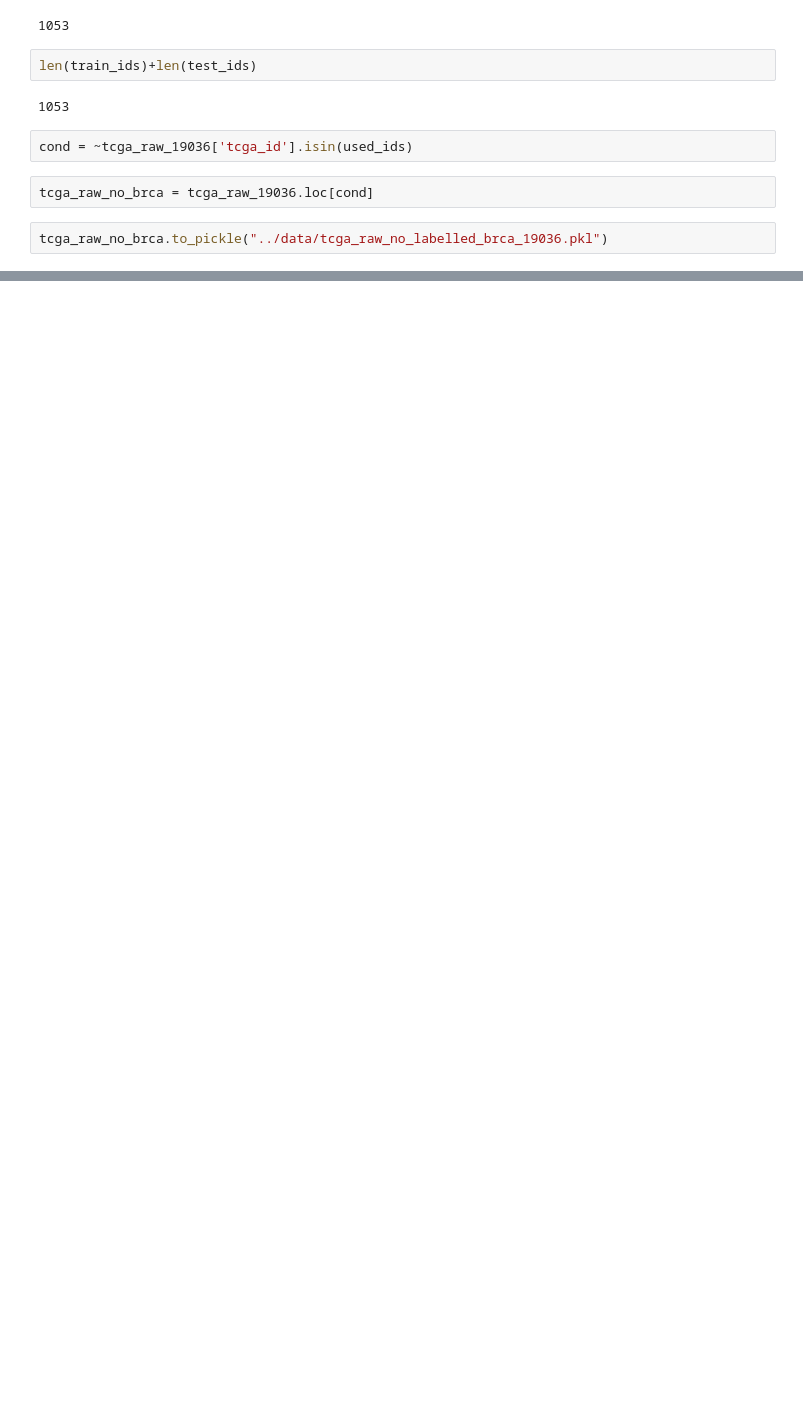
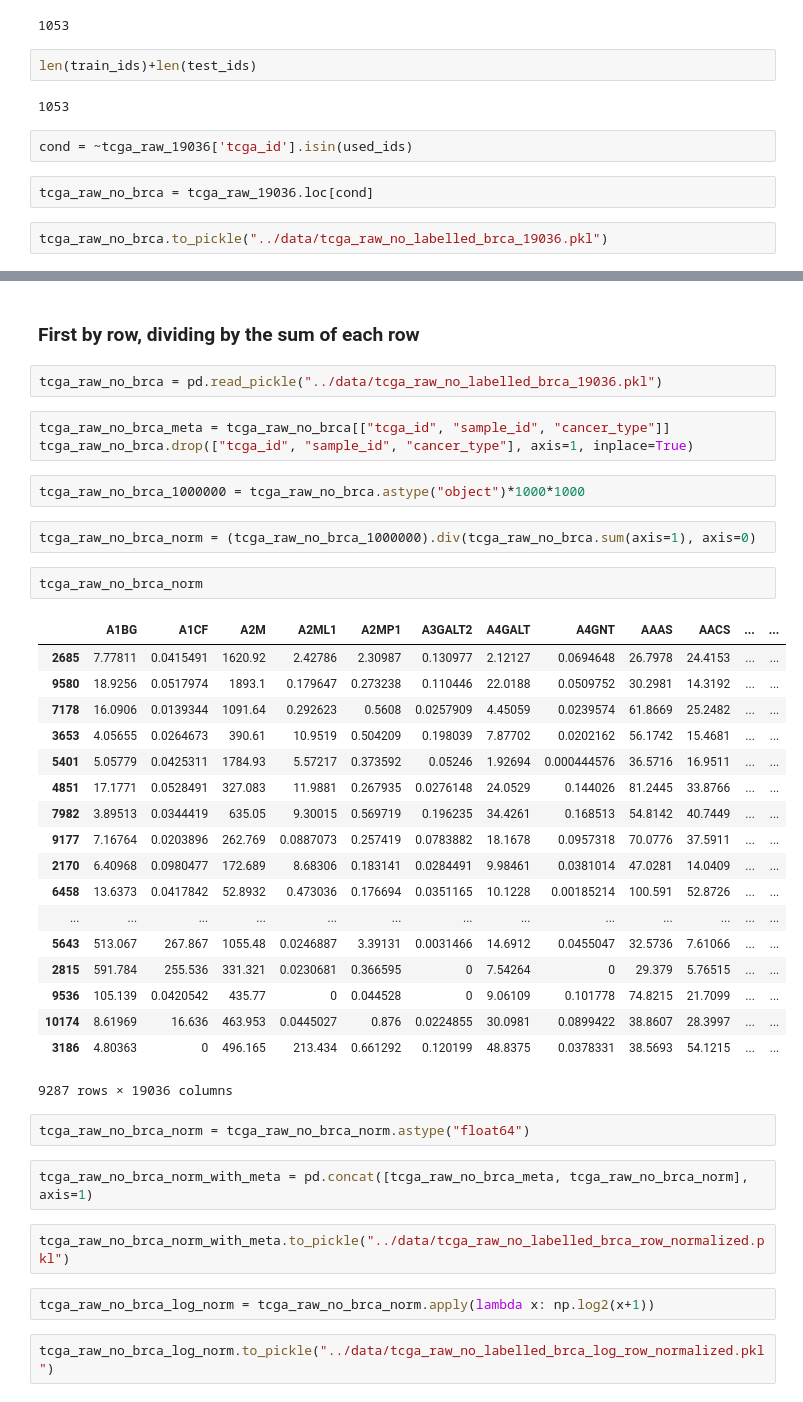
Before and after one commit to DEIB-GECO/brca_subtype, a Jupyter notebook: notebooks/ARCHS4_tcga_preprocessing.ipynb, the cells around one changed output, grey strips where cells are left out. Saved outputs shown, nothing was run; the diff lists cells and outputs as text; blank space fills up the shorter version.

```diff
--- a/notebooks/ARCHS4_tcga_preprocessing.ipynb
+++ b/notebooks/ARCHS4_tcga_preprocessing.ipynb
@@ -258,0 +261,42 @@ tcga_raw_no_brca.to_pickle("../data/tcga_raw_no_labelled_brca_19036.pkl")
+# %% [markdown]
+### First by row, dividing by the sum of each row
+# %%
+tcga_raw_no_brca = pd.read_pickle("../data/tcga_raw_no_labelled_brca_19036.pkl")
+# %%
+tcga_raw_no_brca_meta = tcga_raw_no_brca[["tcga_id", "sample_id", "cancer_type"]]
+tcga_raw_no_brca.drop(["tcga_id", "sample_id", "cancer_type"], axis=1, inplace=True)
+# %%
+tcga_raw_no_brca_1000000 = tcga_raw_no_brca.astype("object")*1000*1000
+# %%
+tcga_raw_no_brca_norm = (tcga_raw_no_brca_1000000).div(tcga_raw_no_brca.sum(axis=1), axis=0)
+# %%
+tcga_raw_no_brca_norm
+# %% [output]
+|  | A1BG | A1CF | A2M | A2ML1 | A2MP1 | A3GALT2 | A4GALT | A4GNT | AAAS | AACS | ... | ... |
+| 2685 | 7.77811 | 0.0415491 | 1620.92 | 2.42786 | 2.30987 | 0.130977 | 2.12127 | 0.0694648 | 26.7978 | 24.4153 | ... | ... |
+| 9580 | 18.9256 | 0.0517974 | 1893.1 | 0.179647 | 0.273238 | 0.110446 | 22.0188 | 0.0509752 | 30.2981 | 14.3192 | ... | ... |
+| 7178 | 16.0906 | 0.0139344 | 1091.64 | 0.292623 | 0.5608 | 0.0257909 | 4.45059 | 0.0239574 | 61.8669 | 25.2482 | ... | ... |
+| 3653 | 4.05655 | 0.0264673 | 390.61 | 10.9519 | 0.504209 | 0.198039 | 7.87702 | 0.0202162 | 56.1742 | 15.4681 | ... | ... |
+| 5401 | 5.05779 | 0.0425311 | 1784.93 | 5.57217 | 0.373592 | 0.05246 | 1.92694 | 0.000444576 | 36.5716 | 16.9511 | ... | ... |
+| 4851 | 17.1771 | 0.0528491 | 327.083 | 11.9881 | 0.267935 | 0.0276148 | 24.0529 | 0.144026 | 81.2445 | 33.8766 | ... | ... |
+| 7982 | 3.89513 | 0.0344419 | 635.05 | 9.30015 | 0.569719 | 0.196235 | 34.4261 | 0.168513 | 54.8142 | 40.7449 | ... | ... |
+| 9177 | 7.16764 | 0.0203896 | 262.769 | 0.0887073 | 0.257419 | 0.0783882 | 18.1678 | 0.0957318 | 70.0776 | 37.5911 | ... | ... |
+| 2170 | 6.40968 | 0.0980477 | 172.689 | 8.68306 | 0.183141 | 0.0284491 | 9.98461 | 0.0381014 | 47.0281 | 14.0409 | ... | ... |
+| 6458 | 13.6373 | 0.0417842 | 52.8932 | 0.473036 | 0.176694 | 0.0351165 | 10.1228 | 0.00185214 | 100.591 | 52.8726 | ... | ... |
+| ... | ... | ... | ... | ... | ... | ... | ... | ... | ... | ... | ... | ... |
+| 5643 | 513.067 | 267.867 | 1055.48 | 0.0246887 | 3.39131 | 0.0031466 | 14.6912 | 0.0455047 | 32.5736 | 7.61066 | ... | ... |
+| 2815 | 591.784 | 255.536 | 331.321 | 0.0230681 | 0.366595 | 0 | 7.54264 | 0 | 29.379 | 5.76515 | ... | ... |
+| 9536 | 105.139 | 0.0420542 | 435.77 | 0 | 0.044528 | 0 | 9.06109 | 0.101778 | 74.8215 | 21.7099 | ... | ... |
+| 10174 | 8.61969 | 16.636 | 463.953 | 0.0445027 | 0.876 | 0.0224855 | 30.0981 | 0.0899422 | 38.8607 | 28.3997 | ... | ... |
+| 3186 | 4.80363 | 0 | 496.165 | 213.434 | 0.661292 | 0.120199 | 48.8375 | 0.0378331 | 38.5693 | 54.1215 | ... | ... |
+9287 rows × 19036 columns
+# %%
+tcga_raw_no_brca_norm = tcga_raw_no_brca_norm.astype("float64")
+# %%
+tcga_raw_no_brca_norm_with_meta = pd.concat([tcga_raw_no_brca_meta, tcga_raw_no_brca_norm], axis=1)
+# %%
+tcga_raw_no_brca_norm_with_meta.to_pickle("../data/tcga_raw_no_labelled_brca_row_normalized.pkl")
+# %%
+tcga_raw_no_brca_log_norm = tcga_raw_no_brca_norm.apply(lambda x: np.log2(x+1))
+# %%
+tcga_raw_no_brca_log_norm.to_pickle("../data/tcga_raw_no_labelled_brca_log_row_normalized.pkl")
```
Also changed, not shown: parts of 43 cells of this notebook, 14 other files.
